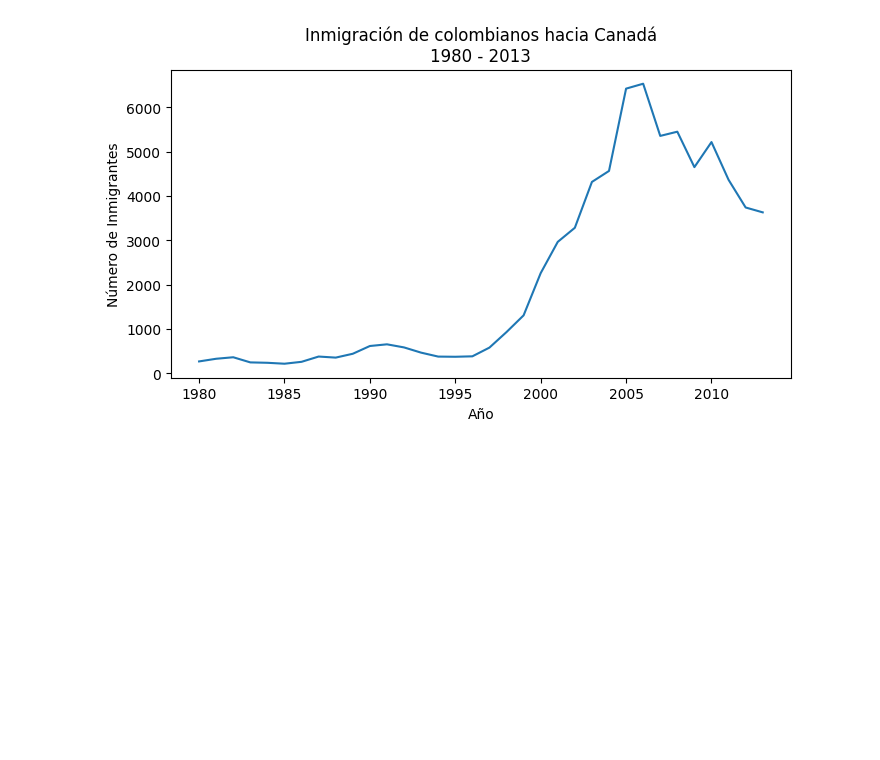
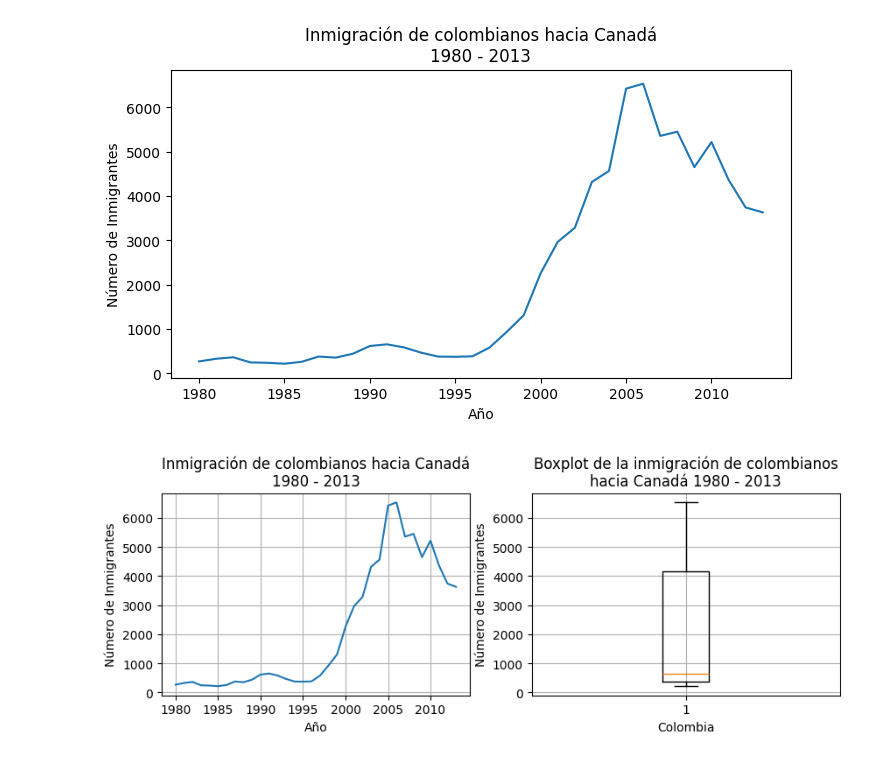
Before and after one commit to NatSama2/Curso-Alura-Latam, a Jupyter notebook: visualizacion_de_datos_con_python.ipynb, the cells around one changed output. Cells and saved outputs as stored; diff of their text form; code cells hidden in the pictures; blank space fills up the shorter version.

Commit message:
Creando subplots en uns dirección

```diff
--- a/visualizacion_de_datos_con_python.ipynb
+++ b/visualizacion_de_datos_con_python.ipynb
@@ -157,3 +157,22 @@ ax.set_ylabel('Número de Inmigrantes')
 plt.show()
 # %% [output]
 [figure]
+# %%
+fig, axs = plt.subplots(1,2,figsize=(10,3))
+
+axs[0].plot(datos_col['Año'],datos_col['Inmigrantes'])
+axs[0].set_title('Inmigración de colombianos hacia Canadá\n1980 - 2013')
+axs[0].set_xlabel('Año')
+axs[0].set_ylabel('Número de Inmigrantes')
+axs[0].xaxis.set_major_locator(plt.MultipleLocator(5))
+axs[0].grid(True)
+
+axs[1].boxplot(datos_col['Inmigrantes'])
+axs[1].set_title('Boxplot de la inmigración de colombianos\nhacia Canadá 1980 - 2013')
+axs[1].set_xlabel('Colombia')
+axs[1].set_ylabel('Número de Inmigrantes')
+axs[1].grid()
+
+plt.show()
+# %% [output]
+[figure, added]
```
Also changed, not shown: parts of 1 cell of this notebook.
